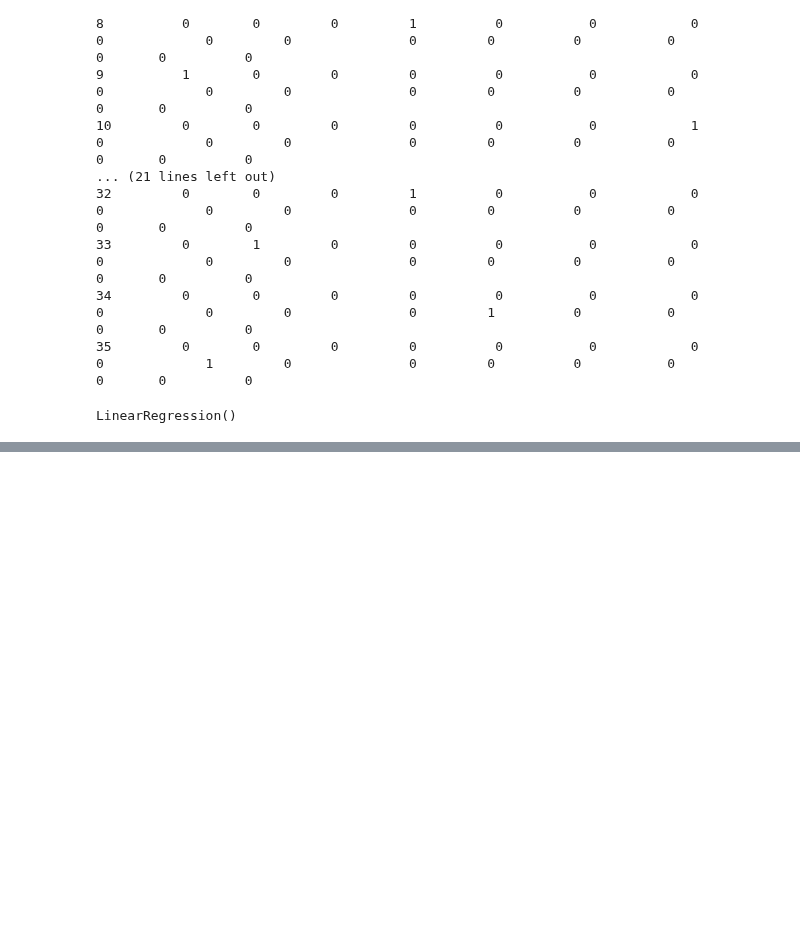
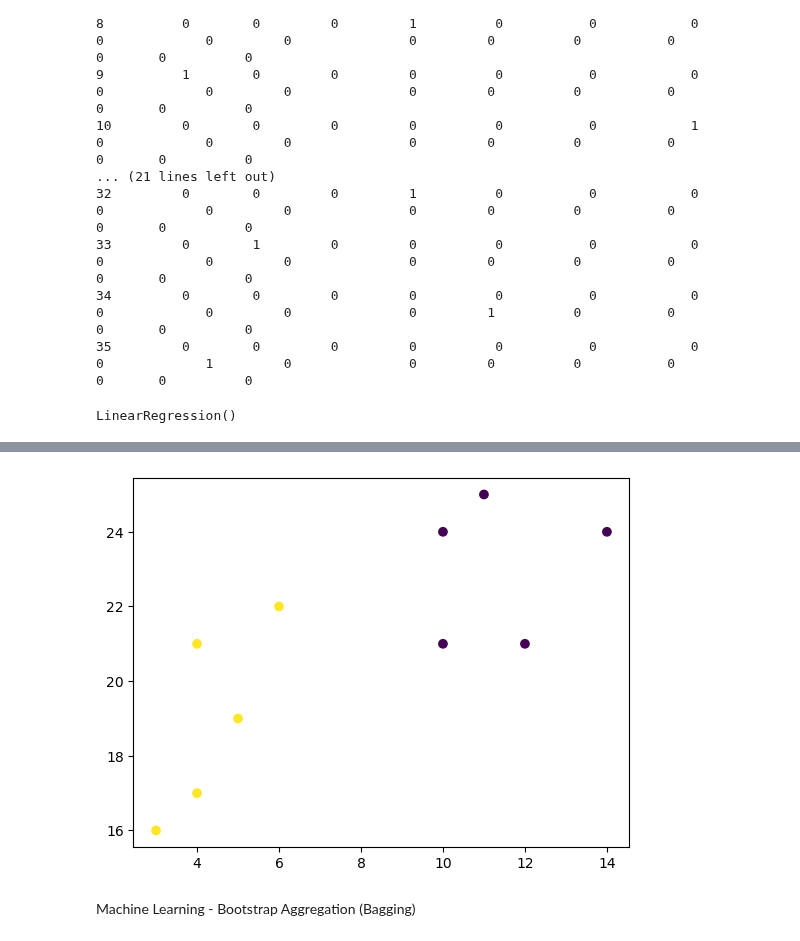
Before and after one commit to martinkilombe/Machine-Learning, a Jupyter notebook: ML intro/W3school.ipynb, the cells around one changed output, grey strips where cells are left out. Cells and saved outputs as stored; diff of their text form; code cells hidden in the pictures; blank space fills up the shorter version.

```diff
--- a/ML intro/W3school.ipynb
+++ b/ML intro/W3school.ipynb
@@ -649,0 +688,11 @@ LinearRegression()
+# %%
+#k = 2 is the best value retrain and visualize it
+kmeans = KMeans(n_clusters=2)
+kmeans.fit(data)
+
+plt.scatter(x, y, c=kmeans.labels_)
+plt.show()
+# %% [output]
+[figure, added]
+# %% [markdown]
+Machine Learning - Bootstrap Aggregation (Bagging)
```
Also changed, not shown: parts of 15 cells of this notebook.
